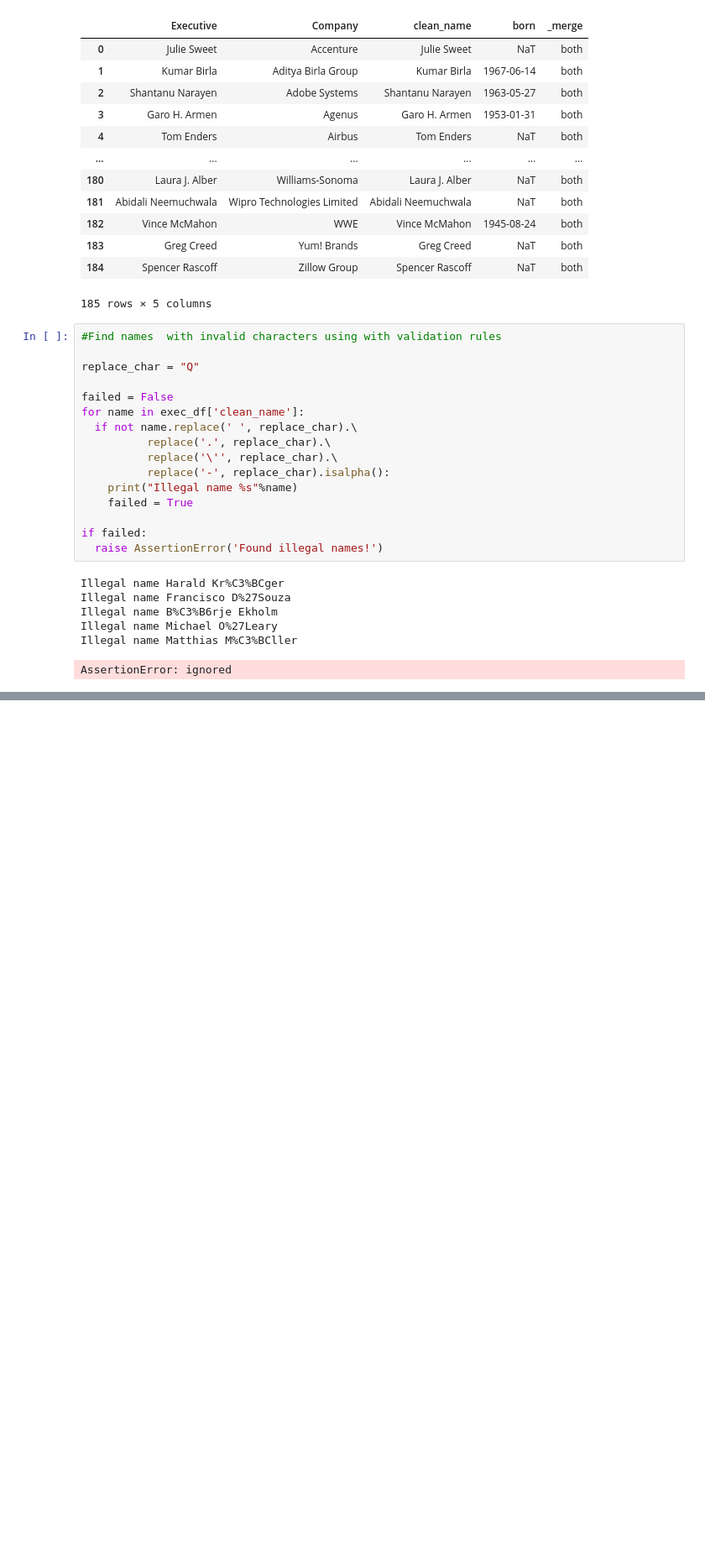
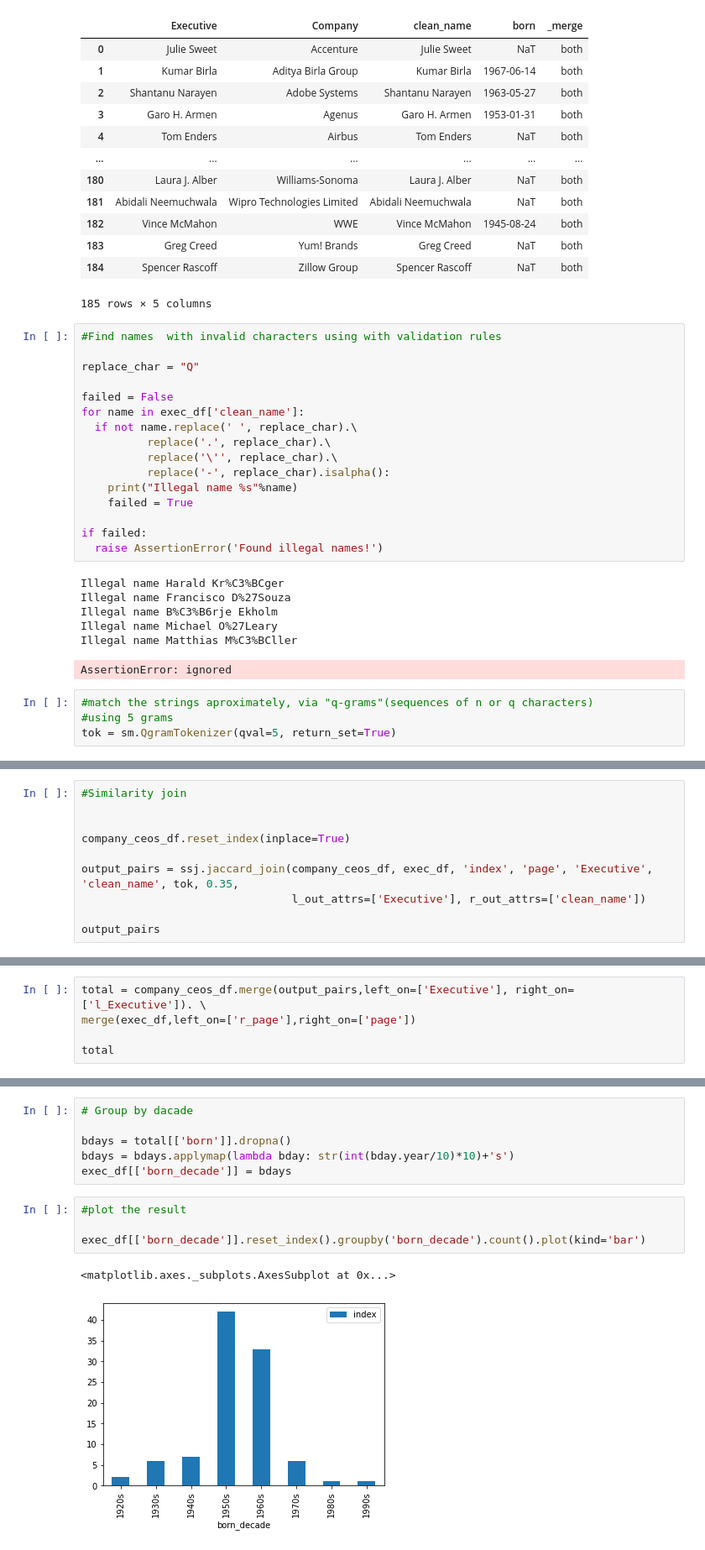
Before and after one commit to PazSheimy/GoogleColab-DataScience, a Jupyter notebook: DataWrangling.ipynb, the cells around one changed output, grey strips where cells are left out. Shown at 84% size. Saved outputs shown, nothing was run; the diff lists cells and outputs as text; blank space fills up the shorter version.

```diff
--- a/DataWrangling.ipynb
+++ b/DataWrangling.ipynb
@@ -435,3 +435,7 @@ Illegal name B%C3%B6rje Ekholm
 Illegal name Michael O%27Leary
 Illegal name Matthias M%C3%BCller
 AssertionError: ignored
+# %%
+#match the strings aproximately, via "q-grams"(sequences of n or q characters)
+#using 5 grams
+tok = sm.QgramTokenizer(qval=5, return_set=True)
@@ -437,0 +474,10 @@ AssertionError: ignored
+# %%
+#Similarity join
+
+
+company_ceos_df.reset_index(inplace=True)
+
+output_pairs = ssj.jaccard_join(company_ceos_df, exec_df, 'index', 'page', 'Executive', 'clean_name', tok, 0.35,
+                                l_out_attrs=['Executive'], r_out_attrs=['clean_name'])
+
+output_pairs
@@ -437,0 +500,5 @@ AssertionError: ignored
+# %%
+total = company_ceos_df.merge(output_pairs,left_on=['Executive'], right_on=['l_Executive']). \
+merge(exec_df,left_on=['r_page'],right_on=['page'])
+
+total
@@ -437,0 +569,13 @@ AssertionError: ignored
+# %%
+# Group by dacade
+
+bdays = total[['born']].dropna()
+bdays = bdays.applymap(lambda bday: str(int(bday.year/10)*10)+'s')
+exec_df[['born_decade']] = bdays
+# %%
+#plot the result
+
+exec_df[['born_decade']].reset_index().groupby('born_decade').count().plot(kind='bar')
+# %% [output]
+<matplotlib.axes._subplots.AxesSubplot at 0x...>
+[figure, added]
```
Also changed, not shown: parts of 9 cells of this notebook.
